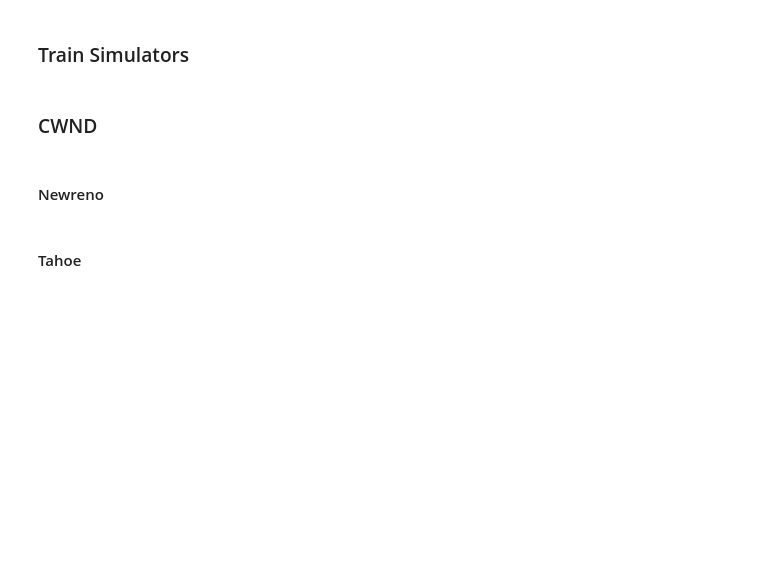
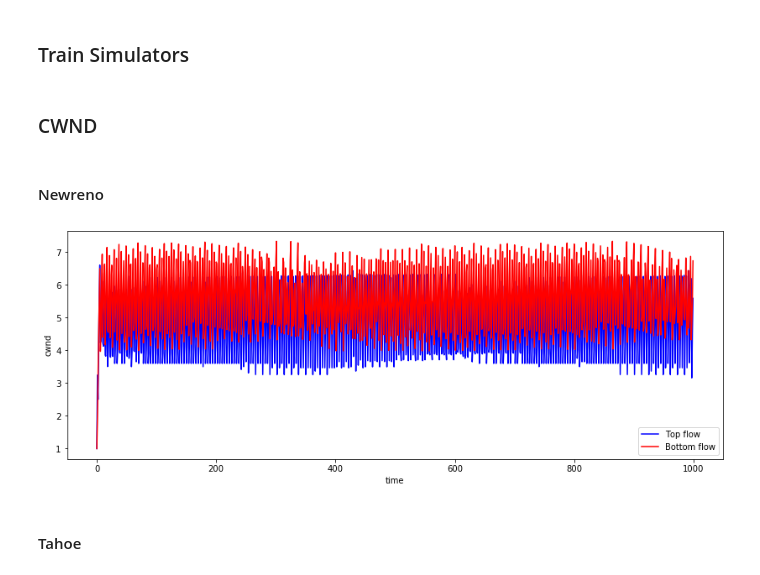
Before and after one commit to armanr99/NS2-TCP-Congestion-Control, a Jupyter notebook: congestion.ipynb, the cells around one changed output. Cells and saved outputs as stored; diff of their text form; code cells hidden in the pictures; blank space fills up the shorter version.

Commit message:
Refactor plot data

```diff
--- a/congestion.ipynb
+++ b/congestion.ipynb
@@ -34,14 +35,14 @@ def train(self):
 
 Simulator.train = train
 # %%
-def plot_data(self, data_1, data_2):
+def plot_diagram(self, data_1, data_2):
     plt.plot(data_1, "b", label="Top flow")
     plt.plot(data_2, "r", label="Bottom flow")
     plt.xlabel("time")
     plt.ylabel(data_1.name)
     plt.legend()
 
-Simulator.plot_data = plot_data
+Simulator.plot_diagram = plot_diagram
 # %%
 def get_dict_key(self, data_name, index):
     return data_name + "_" + str(index)
@@ -68,26 +69,12 @@ def update_data(self, simulation_index, data_name):
 
 Simulator.update_data = update_data
 # %%
-def plot_cwnd(self):
-    cwnd_data_1 = self.data[self.get_dict_key(CWND_DATA_NAME, 1)]
-    cwnd_data_2 = self.data[self.get_dict_key(CWND_DATA_NAME, 2)]
-    self.plot_data(cwnd_data_1, cwnd_data_2)
+def plot_data(self, data_name):
+    data_1 = self.data[self.get_dict_key(data_name, 1)]
+    data_2 = self.data[self.get_dict_key(data_name, 2)]
+    self.plot_diagram(data_1, data_2)
 
-Simulator.plot_cwnd = plot_cwnd
+Simulator.plot_data = plot_data
-# %%
-def plot_goodput(self):
-    goodput_data_1 = self.data[self.get_dict_key(GOODPUT_DATA_NAME, 1)]
-    goodput_data_2 = self.data[self.get_dict_key(GOODPUT_DATA_NAME, 2)]
-    self.plot_data(goodput_data_1, goodput_data_2)
-
-Simulator.plot_goodput = plot_goodput
-# %%
-def plot_rtt(self):
-    rtt_data_1 = self.data[self.get_dict_key(RTT_DATA_NAME, 1)]
-    rtt_data_2 = self.data[self.get_dict_key(RTT_DATA_NAME, 2)]
-    self.plot_data(rtt_data_1, rtt_data_2)
-
-Simulator.plot_rtt = plot_rtt
 # %% [markdown]
 ### Train Simulators
 # %%
@@ -108,2 +93,6 @@ new_reno_simulator.plot_cwnd()
+# %%
+new_reno_simulator.plot_data(CWND_DATA_NAME)
+# %% [output]
+[figure, added]
 # %% [markdown]
 #### Tahoe
```
Also changed, not shown: parts of 18 cells of this notebook.
